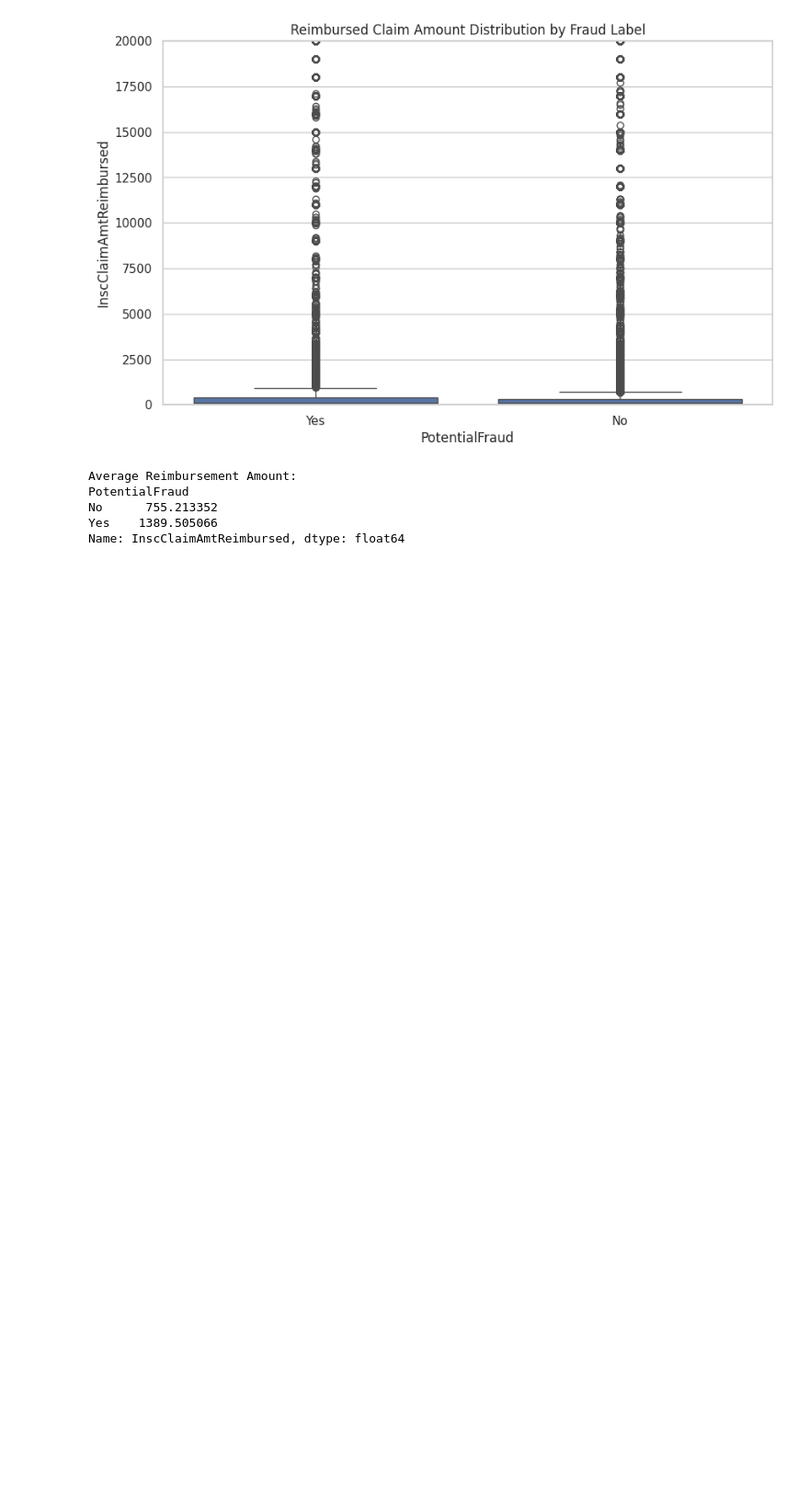
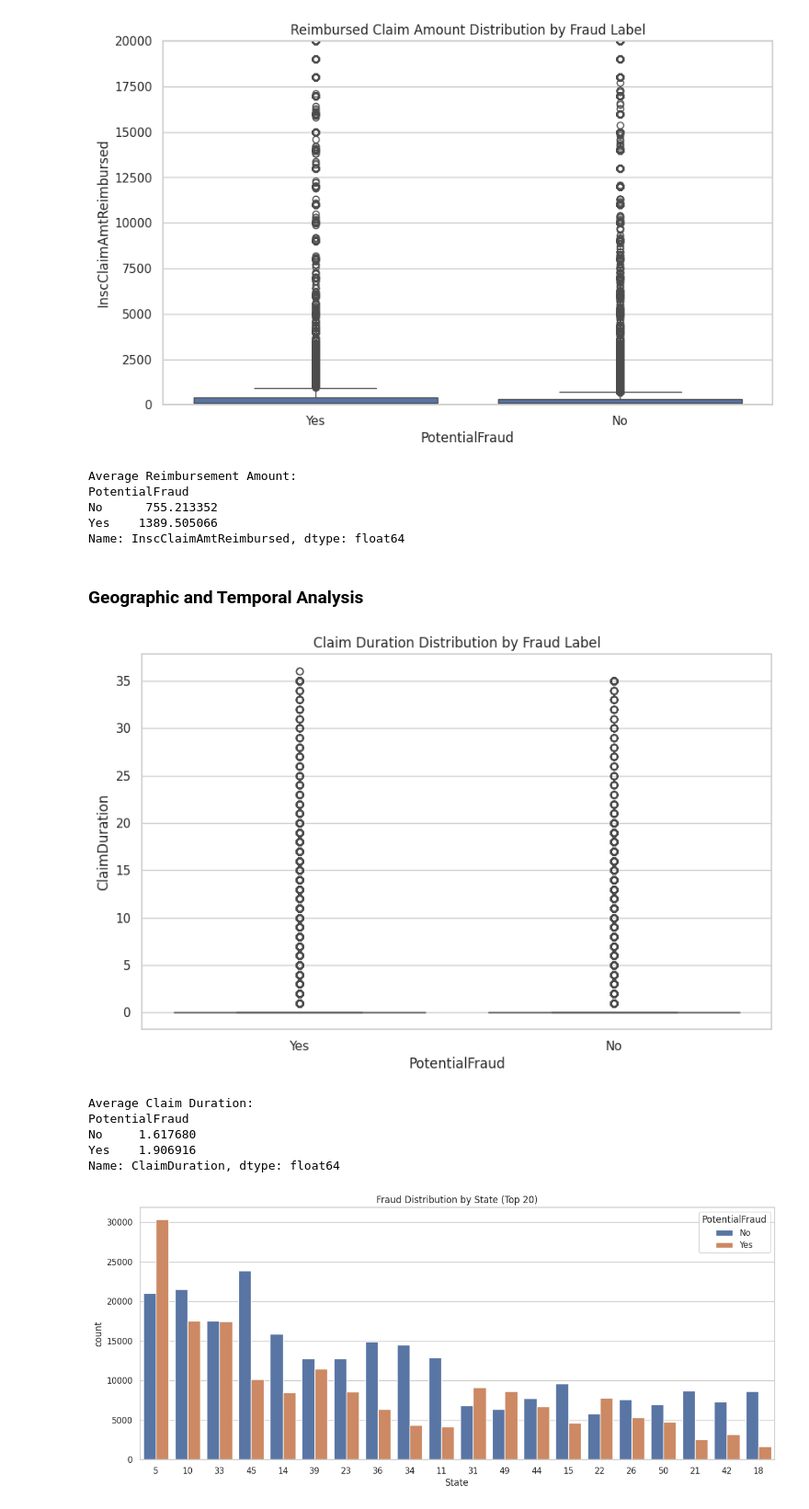
Before and after one commit to AhmedHaythamNaga/fraud_detection_project, a Jupyter notebook: notebooks/01_data_exploration_and_feature_engineering.ipynb, the cells around one changed output. Shown: that part at 92% size. Drawn from its saved outputs; the diff is of its cells as text; code cells hidden in the pictures; blank space fills up the shorter version.

Commit message:
finsihed final part of the exploratory data analysis

```diff
--- a/notebooks/01_data_exploration_and_feature_engineering.ipynb
+++ b/notebooks/01_data_exploration_and_feature_engineering.ipynb
@@ -215,3 +215,36 @@ PotentialFraud
 No      755.213352
 Yes    1389.505066
 Name: InscClaimAmtReimbursed, dtype: float64
+# %% [markdown]
+### Geographic and Temporal Analysis
+# %%
+# Convert dates to datetime
+full_data['ClaimStartDt'] = pd.to_datetime(full_data['ClaimStartDt'])
+full_data['ClaimEndDt'] = pd.to_datetime(full_data['ClaimEndDt'])
+
+# Calculate Claim Duration
+full_data['ClaimDuration'] = (full_data['ClaimEndDt'] - full_data['ClaimStartDt']).dt.days
+
+# Plot Claim Duration
+plt.figure(figsize=(10, 6))
+sns.boxplot(x='PotentialFraud', y='ClaimDuration', data=full_data)
+plt.title('Claim Duration Distribution by Fraud Label')
+plt.show()
+
+print("Average Claim Duration:")
+print(full_data.groupby('PotentialFraud')['ClaimDuration'].mean())
+
+# Plot State Distribution (Top 20 states)
+plt.figure(figsize=(15, 6))
+sns.countplot(x='State', hue='PotentialFraud', data=full_data, order=full_data['State'].value_counts().iloc[:20].index)
+plt.title('Fraud Distribution by State (Top 20)')
+plt.legend(title='PotentialFraud')
+plt.show()
+# %% [output]
+[figure, added]
+Average Claim Duration:
+PotentialFraud
+No     1.617680
+Yes    1.906916
+Name: ClaimDuration, dtype: float64
+[figure, added]
```
Also changed, not shown: parts of 8 cells of this notebook, 1 other file.
